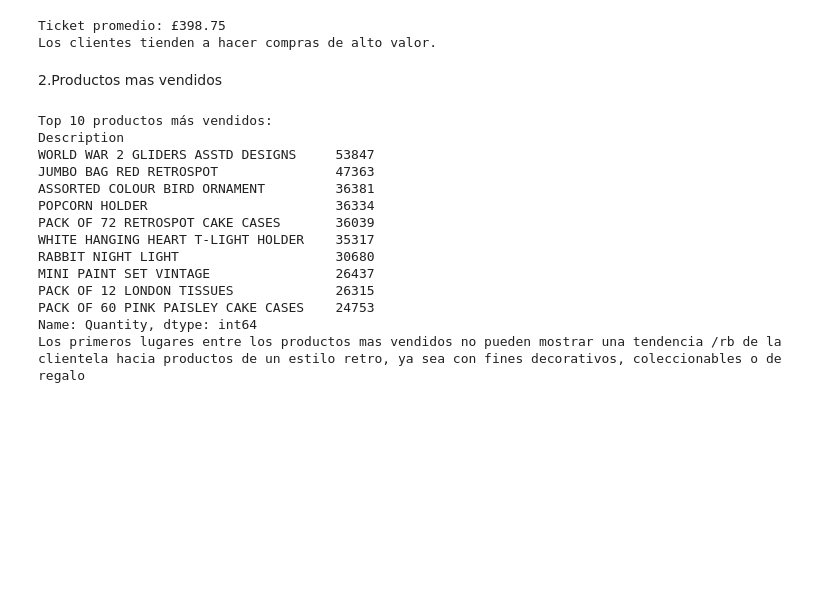
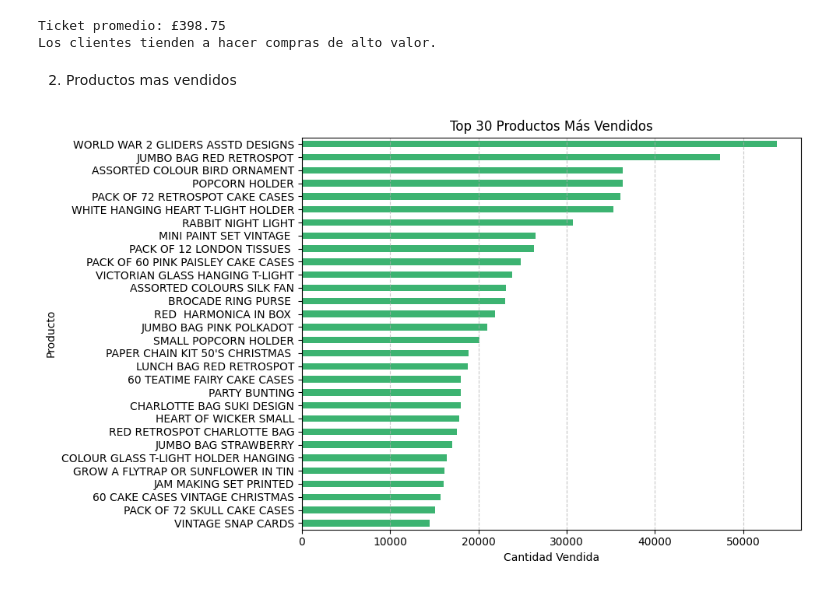
Before and after one commit to benmancilla/EDA_FundamentosML_BenjaminMancilla, a Jupyter notebook: Revision.ipynb, the cells around one changed output. Cells and saved outputs as stored; diff of their text form; code cells hidden in the pictures; blank space fills up the shorter version.

```diff
--- a/Revision.ipynb
+++ b/Revision.ipynb
@@ -154,27 +154,25 @@ print(conclusion)
 Ticket promedio: £398.75
 Los clientes tienden a hacer compras de alto valor.
 # %% [markdown]
-2.Productos mas vendidos
+2. Productos mas vendidos
-# %%
-# Agrupar por producto (Description) y sumar la cantidad vendida
-productos_mas_vendidos = data.groupby('Description')['Quantity'].sum().sort_values(ascending=False)
-
-# Mostrar los 10 productos más vendidos
-print("Top 10 productos más vendidos: ")
-print(productos_mas_vendidos.head(10)()
-print("Los primeros lugares entre los productos mas vendidos no pueden mostrar una tendencia de la clientela hacia productos de un estilo retro, ya sea con fines decorativos, coleccionables o de regalo")
-# %% [output]
-Top 10 productos más vendidos:
-Description
-WORLD WAR 2 GLIDERS ASSTD DESIGNS     53847
-JUMBO BAG RED RETROSPOT               47363
-ASSORTED COLOUR BIRD ORNAMENT         36381
-POPCORN HOLDER                        36334
-PACK OF 72 RETROSPOT CAKE CASES       36039
-WHITE HANGING HEART T-LIGHT HOLDER    35317
-RABBIT NIGHT LIGHT                    30680
-MINI PAINT SET VINTAGE                26437
-PACK OF 12 LONDON TISSUES             26315
-PACK OF 60 PINK PAISLEY CAKE CASES    24753
-Name: Quantity, dtype: int64
-Los primeros lugares entre los productos mas vendidos no pueden mostrar una tendencia /rb de la clientela hacia productos de un estilo retro, ya sea con fines decorativos, coleccionables o de regalo
+# %%
+import matplotlib.pyplot as plt
+
+# Agrupar por producto y sumar cantidad vendida
+productos_mas_vendidos = data.groupby('Description')['Quantity'].sum().sort_values(ascending=False)
+
+# Seleccionar top 10
+top = productos_mas_vendidos.head(30)
+
+# Gráfico de barras horizontales
+plt.figure(figsize=(10, 6))
+top.plot(kind='barh', color='mediumseagreen')
+plt.title('Top 30 Productos Más Vendidos')
+plt.xlabel('Cantidad Vendida')
+plt.ylabel('Producto')
+plt.gca().invert_yaxis()  # Invertir para que el más vendido esté arriba
+plt.grid(axis='x', linestyle='--', alpha=0.7)
+plt.tight_layout()
+plt.show()
+# %% [output]
+[figure, added]
```
Also changed, not shown: parts of 5 cells of this notebook.
